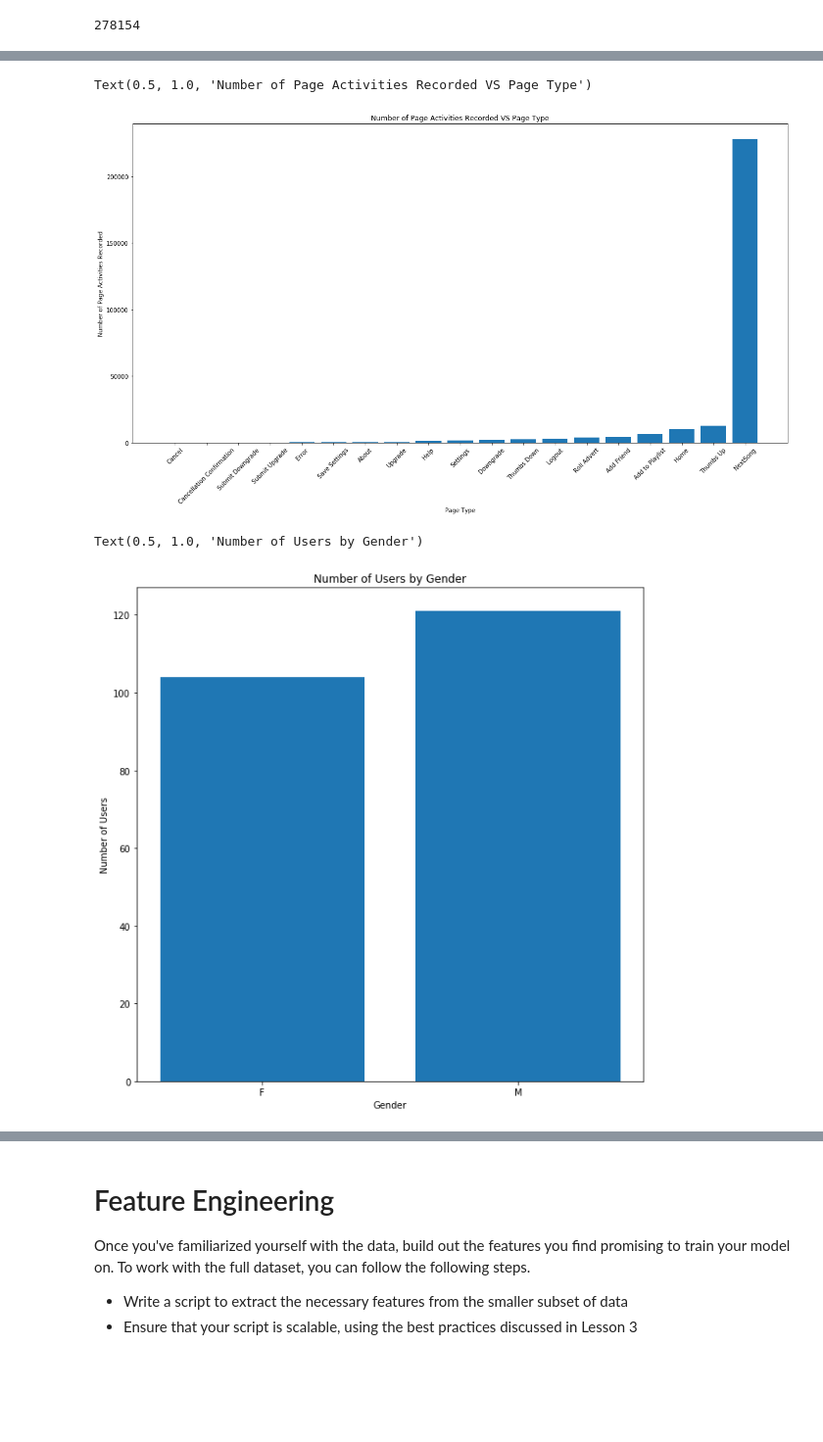
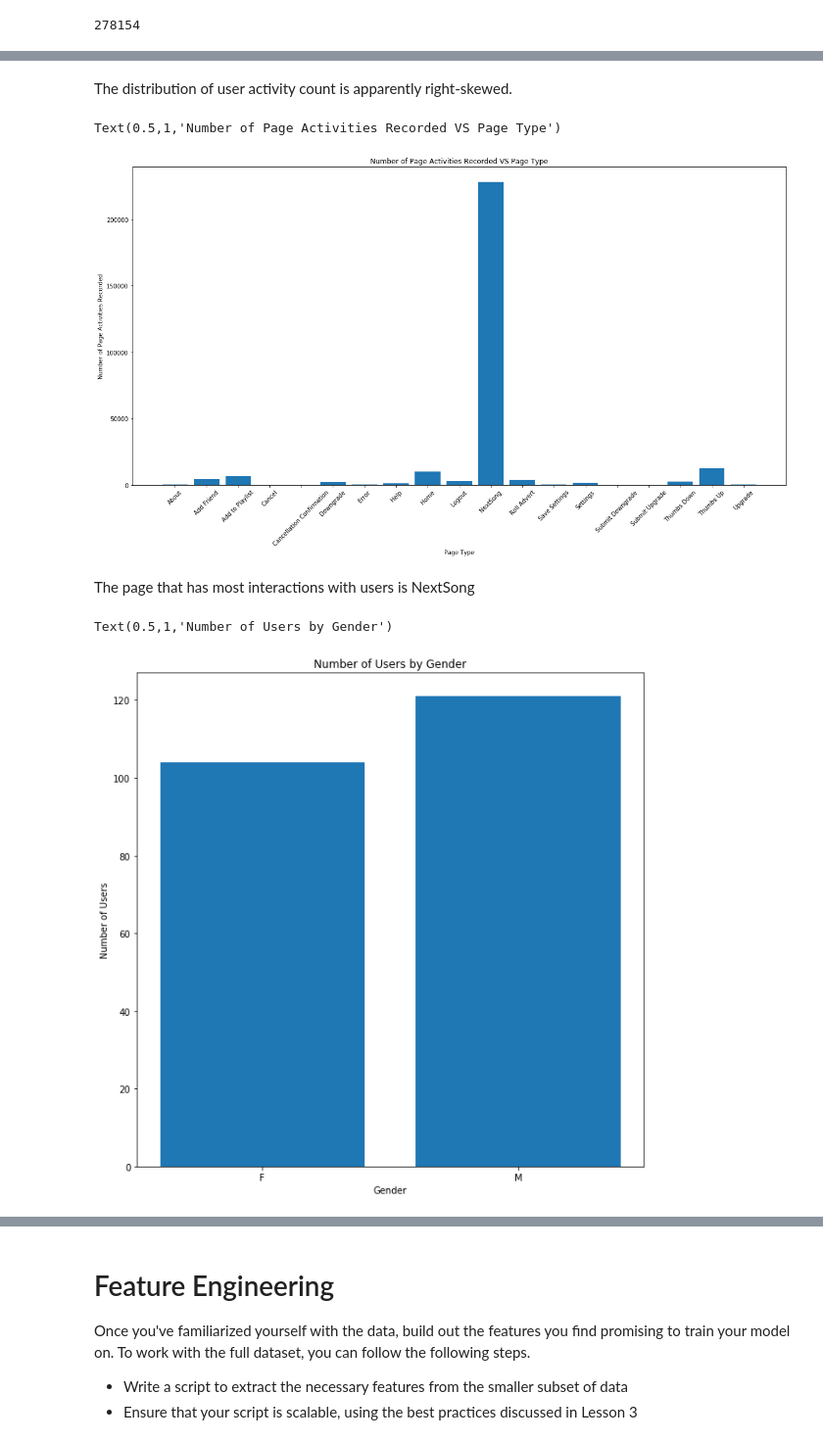
Before and after one commit to BurgerWu/Sparkify-Project, a Jupyter notebook: Sparkify.ipynb, the cells around one changed output, grey strips where cells are left out. Shown at 98% size. Drawn from its saved outputs; the diff is of its cells as text; code cells hidden in the pictures; blank space fills up the shorter version.

```diff
--- a/Sparkify.ipynb
+++ b/Sparkify.ipynb
@@ -19,5 +22,6 @@ import matplotlib.pyplot as plt
 
 %matplotlib inline
 # %%
-# create a Spark session
-spark = SparkSession.builder.appName("Sparkify").getOrCreate()
+# create a Spark session with configuration
+conf = SparkConf().setMaster('local').set('spark.executor.memory','4g').set('sparl.driver.memory','4g')
+spark = SparkSession.builder.appName("Sparkify").config(conf=conf).getOrCreate()
@@ -55,11 +59,10 @@ df.count()
 # %%
-df = df.dropna(how = "any", subset = ("userId", "sessionId"))
+#We drop dulicated rows
+df = df.dropDuplicates()
+
+#We drop rows with NAN userId and sessionId
 df = df.filter(df["userId"] != np.nan)
 df = df.filter(df["sessionId"] != np.nan)
 df.count()
 # %% [output]
 278154
-# %%
-#timestamp
-adjust_timestamp = udf(lambda x: datetime.fromtimestamp(x).strftime("%Y-%m-%d %H:%M"), DateType())
-df = df.withColumn("Time", adjust_timestamp("page"))
@@ -75,0 +89,13 @@ There are {} distinct users (by userID)
+# %%
+#Define churn as user ever been to Cancellation Confirmation page
+cancel_churn = udf(lambda x: 1 if x == "Cancellation Confirmation" else 0, IntegerType())
+df = df.withColumn("Cancel", cancel_churn("page"))
+
+#Define downgrade as user ever been to Submit Downgrade page
+downgrade_churn = udf(lambda x: 1 if x == "Submit Downgrade" else 0, IntegerType())
+df = df.withColumn("Downgrade", downgrade_churn("page"))
+
+#Define upgrade as user ever been to Submit Upgrade page
+upgrade_churn = udf(lambda x: 1 if x == "Submit Upgrade" else 0, IntegerType())
+df = df.withColumn("Upgrade", upgrade_churn("page"))
+df.printSchema()
@@ -87,17 +137,21 @@ NameError: name 'User' is not defined
+# %% [markdown]
+The distribution of user activity count is apparently right-skewed.
 # %%
 #Plot number of page activities recorded by page type
-page_count = df.groupBy('page').count().orderBy("count").toPandas()
+page_count = df.groupBy('page').count().sort("count", ascending = True).toPandas()
 plt.figure(figsize = [20,10])
 plt.bar(page_count['page'], page_count['count'])
 plt.xticks(rotation = 45)
 plt.xlabel("Page Type")
 plt.ylabel("Number of Page Activities Recorded")
 plt.title("Number of Page Activities Recorded VS Page Type")
 # %% [output]
-Text(0.5, 1.0, 'Number of Page Activities Recorded VS Page Type')
+Text(0.5,1,'Number of Page Activities Recorded VS Page Type')
-[figure, old version]
+[figure, new version]
+# %% [markdown]
+The page that has most interactions with users is NextSong
 # %%
-#Plot number of page activities recorded by page type
+#Plot number of users by gender
 gender_count = df.select(['gender','userId']).distinct().groupBy('gender').count().toPandas()
 plt.figure(figsize = [10,10])
 plt.bar(gender_count['gender'], gender_count['count'])
@@ -105,5 +159,5 @@ plt.xlabel("Gender")
 plt.ylabel("Number of Users")
 plt.title("Number of Users by Gender")
 # %% [output]
-Text(0.5, 1.0, 'Number of Users by Gender')
+Text(0.5,1,'Number of Users by Gender')
-[figure, old version]
+[figure, new version]
```
Also changed, not shown: parts of 104 cells of this notebook.
